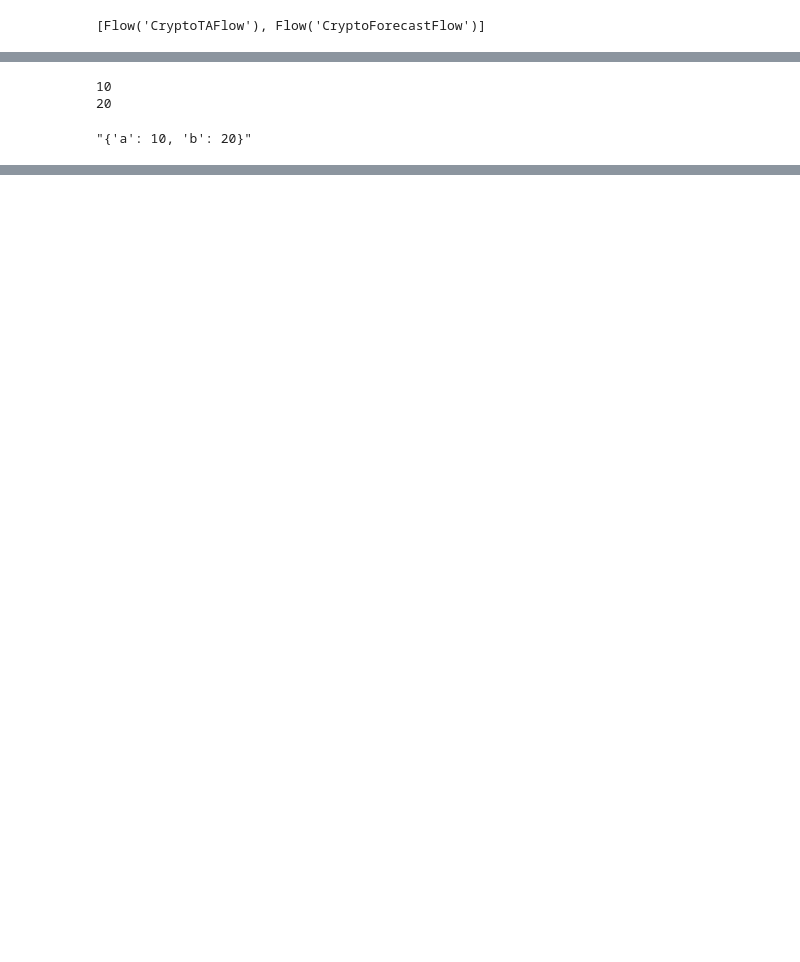
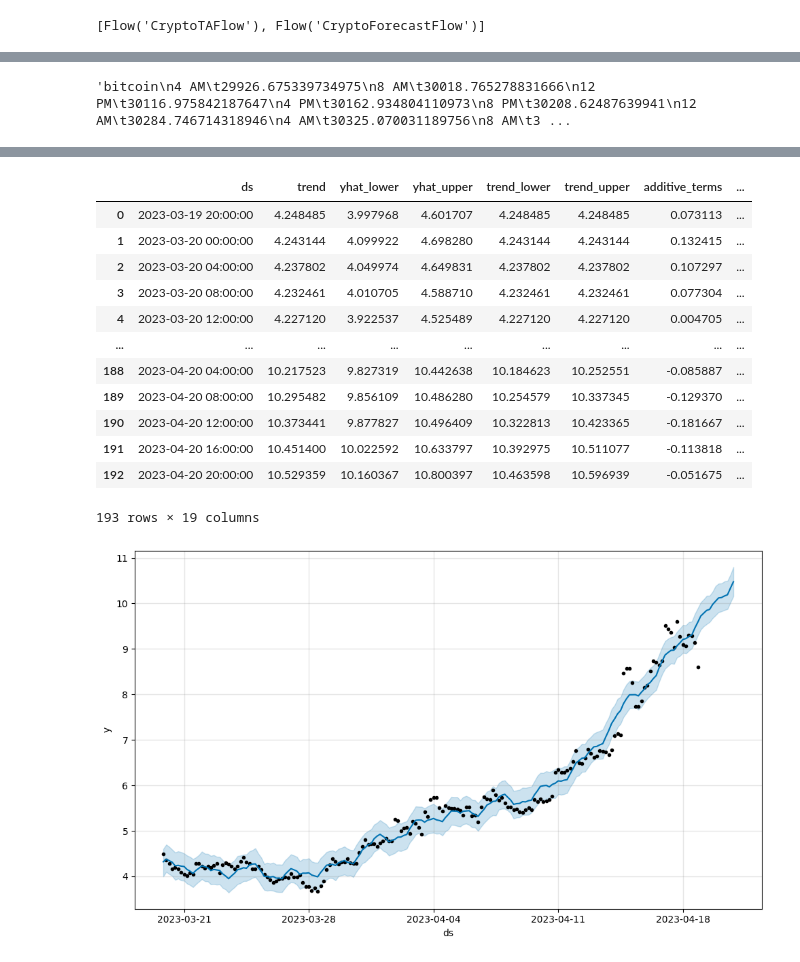
Before and after one commit to krishnajiraoh/my-crypto-world, a Jupyter notebook: forecast/Forecast.ipynb, the cells around one changed output, grey strips where cells are left out. Cells and saved outputs as stored; diff of their text form; code cells hidden in the pictures; blank space fills up the shorter version.

Commit message:
Forecast with prophet

```diff
--- a/forecast/Forecast.ipynb
+++ b/forecast/Forecast.ipynb
@@ -19,4 +24,4 @@ list(last_run)
 # %%
-step = list(last_run)[1]
-step.task.data.forecasts
+step = list(last_run)[0]
+step.task.data
 # %% [output]
@@ -24,3 +29,2 @@ AttributeError: Can't get attribute '_unpickle_block' on <module 'pandas._libs.i
 # %%
-step = list(last_run)[2]
-step.task.data.pred
+forecasts = step.task.data.forecasts
@@ -37,15 +31,38 @@ list(last_run)
-# %%
-d ={
-    "a" : 10,
-    "b" : 20
-}
-
-for i in d.keys():
-    print(d[i])
-# %% [output]
-10
-20
-# %%
-str(d)
-# %% [output]
-"{'a': 10, 'b': 20}"
+# %%
+body = ""
+for f in forecasts.keys():
+    body = body + f + "\n"
+    df = forecasts[f][["ds", "yhat"]].iloc[-12:,:]
+    body+= df.to_csv(index=False, header=False, sep="\t", date_format='%-I %p')
+    body+= "\n"
+
+body
+# %% [output]
+'bitcoin\n4 AM\t29926.675339734975\n8 AM\t30018.765278831666\n12 PM\t30116.975842187647\n4 PM\t30162.934804110973\n8 PM\t30208.62487639941\n12 AM\t30284.746714318946\n4 AM\t30325.070031189756\n8 AM\t3 ...
+# %%
+def get_predictions(coin='bitcoin', days=30, pred_periods=6):
+    from pycoingecko import CoinGeckoAPI
+    import pandas as pd
+    from prophet import Prophet
+
+    cg = CoinGeckoAPI()
+
+    data = cg.get_coin_ohlc_by_id(id=coin, vs_currency="usd", days=days)
+
+    cols= ["ds", "Open", "High", "Low", "y"]
+    df = pd.DataFrame(data, columns=cols)
+    df = df[["ds", "y"]]
+    df['ds'] = pd.to_datetime(df['ds'], unit='ms')
+
+    m = Prophet()
+    m.fit(df)
+
+    future = m.make_future_dataframe(periods=pred_periods, freq='4H')
+    fcst = m.predict(future)
+
+    fig = m.plot(fcst)
+
+    return fcst
+# %%
+get_predictions(coin='injective-protocol', days=30, pred_periods=12)
+# %% [output]
@@ -51,0 +71,14 @@ str(d)
+|  | ds | trend | yhat_lower | yhat_upper | trend_lower | trend_upper | additive_terms | ... |
+| 0 | 2023-03-19 20:00:00 | 4.248485 | 3.997968 | 4.601707 | 4.248485 | 4.248485 | 0.073113 | ... |
+| 1 | 2023-03-20 00:00:00 | 4.243144 | 4.099922 | 4.698280 | 4.243144 | 4.243144 | 0.132415 | ... |
+| 2 | 2023-03-20 04:00:00 | 4.237802 | 4.049974 | 4.649831 | 4.237802 | 4.237802 | 0.107297 | ... |
+| 3 | 2023-03-20 08:00:00 | 4.232461 | 4.010705 | 4.588710 | 4.232461 | 4.232461 | 0.077304 | ... |
+| 4 | 2023-03-20 12:00:00 | 4.227120 | 3.922537 | 4.525489 | 4.227120 | 4.227120 | 0.004705 | ... |
+| ... | ... | ... | ... | ... | ... | ... | ... | ... |
+| 188 | 2023-04-20 04:00:00 | 10.217523 | 9.827319 | 10.442638 | 10.184623 | 10.252551 | -0.085887 | ... |
+| 189 | 2023-04-20 08:00:00 | 10.295482 | 9.856109 | 10.486280 | 10.254579 | 10.337345 | -0.129370 | ... |
+| 190 | 2023-04-20 12:00:00 | 10.373441 | 9.877827 | 10.496409 | 10.322813 | 10.423365 | -0.181667 | ... |
+| 191 | 2023-04-20 16:00:00 | 10.451400 | 10.022592 | 10.633797 | 10.392975 | 10.511077 | -0.113818 | ... |
+| 192 | 2023-04-20 20:00:00 | 10.529359 | 10.160367 | 10.800397 | 10.463598 | 10.596939 | -0.051675 | ... |
+193 rows × 19 columns
+[figure, added]
```
Also changed, not shown: parts of 9 cells of this notebook, 5 other files.
